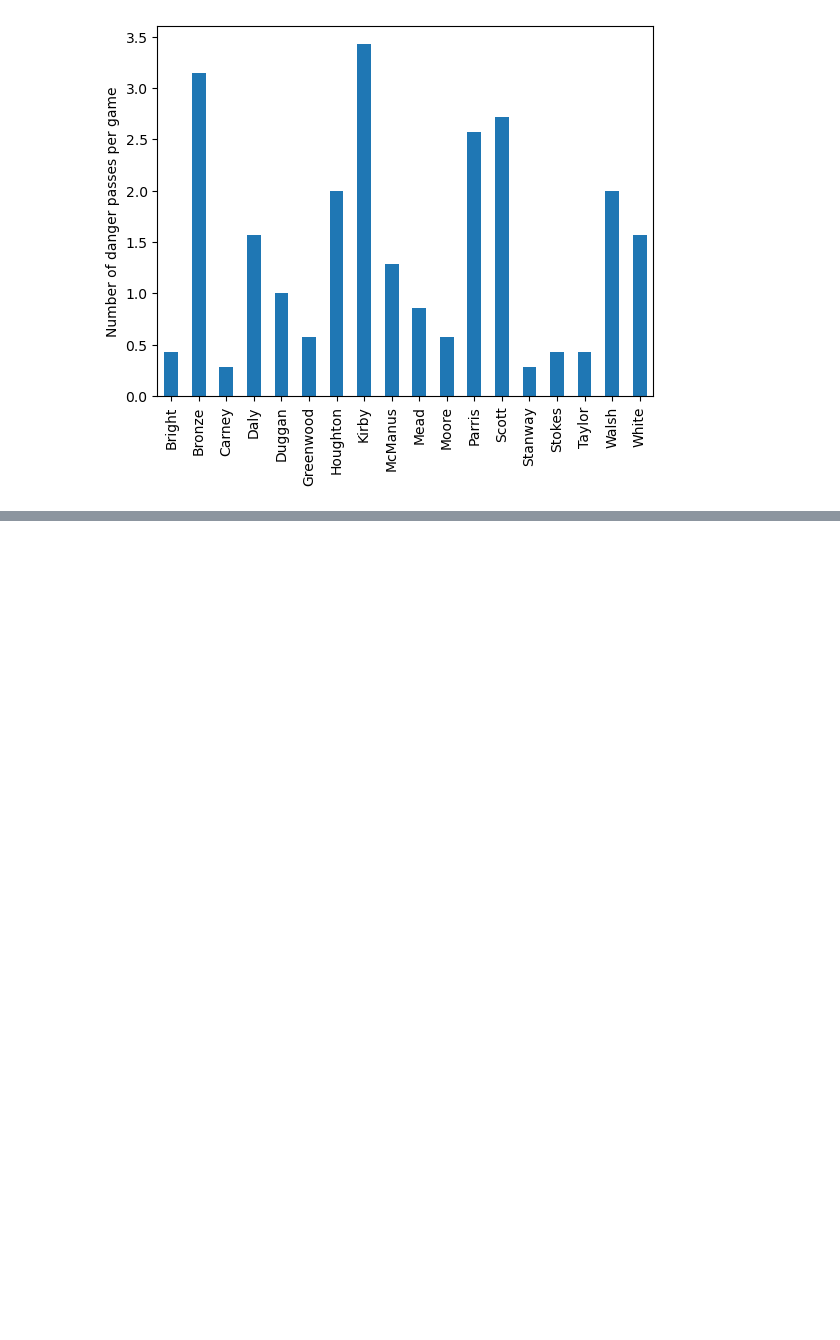
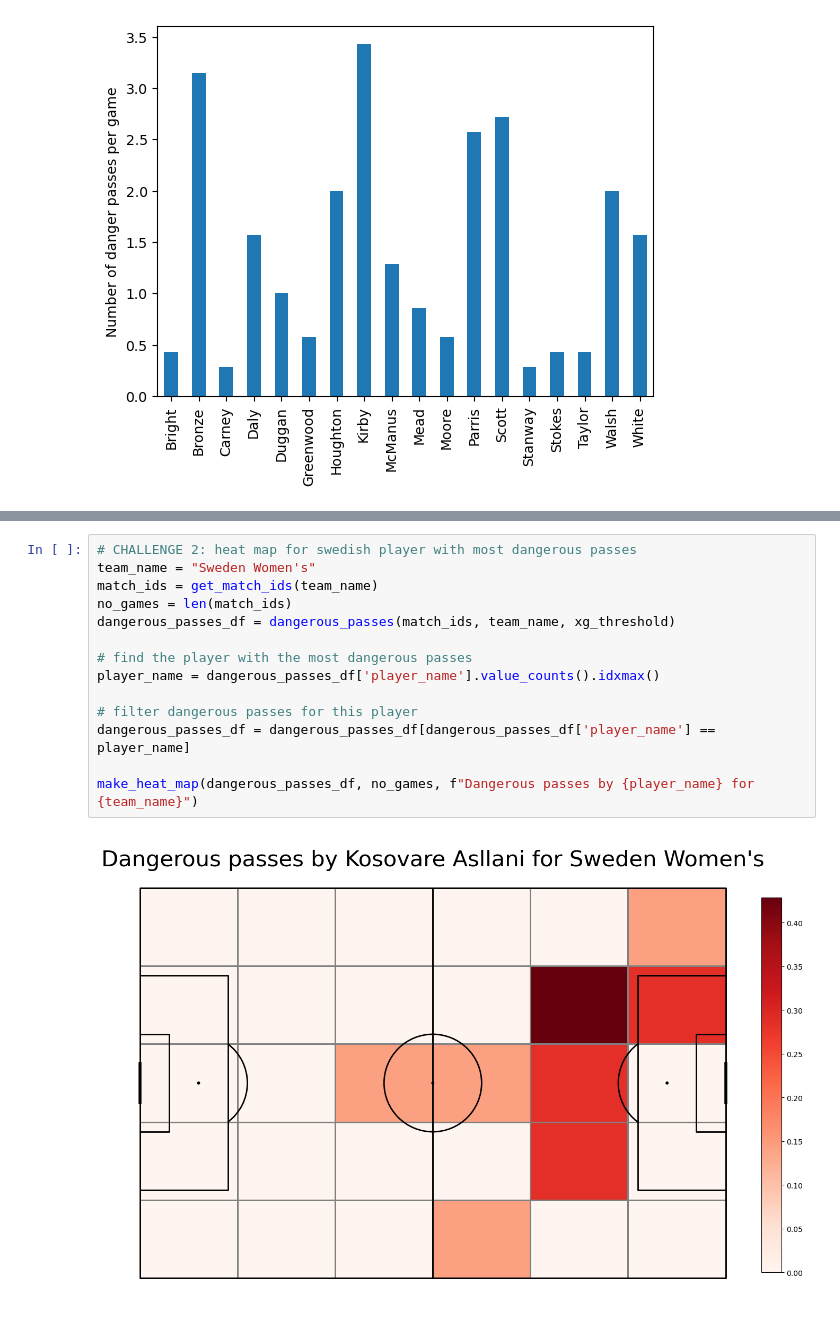
Before and after one commit to MarijnSt/soccermatics, a Jupyter notebook: 1-event-data/1-4-passing-heat-maps.ipynb, the cells around one changed output, grey strips where cells are left out. Drawn from its saved outputs; the diff is of its cells as text; blank space fills up the shorter version.

```diff
--- a/1-event-data/1-4-passing-heat-maps.ipynb
+++ b/1-event-data/1-4-passing-heat-maps.ipynb
@@ -166,0 +174,16 @@ make_heat_map(dangerous_passes_df, no_games, "England Women's")
+# %%
+# CHALLENGE 2: heat map for swedish player with most dangerous passes
+team_name = "Sweden Women's"
+match_ids = get_match_ids(team_name)
+no_games = len(match_ids)
+dangerous_passes_df = dangerous_passes(match_ids, team_name, xg_threshold)
+
+# find the player with the most dangerous passes
+player_name = dangerous_passes_df['player_name'].value_counts().idxmax()
+
+# filter dangerous passes for this player
+dangerous_passes_df = dangerous_passes_df[dangerous_passes_df['player_name'] == player_name]
+
+make_heat_map(dangerous_passes_df, no_games, f"Dangerous passes by {player_name} for {team_name}")
+# %% [output]
+[figure, added]
```
Also changed, not shown: parts of 4 cells of this notebook.
